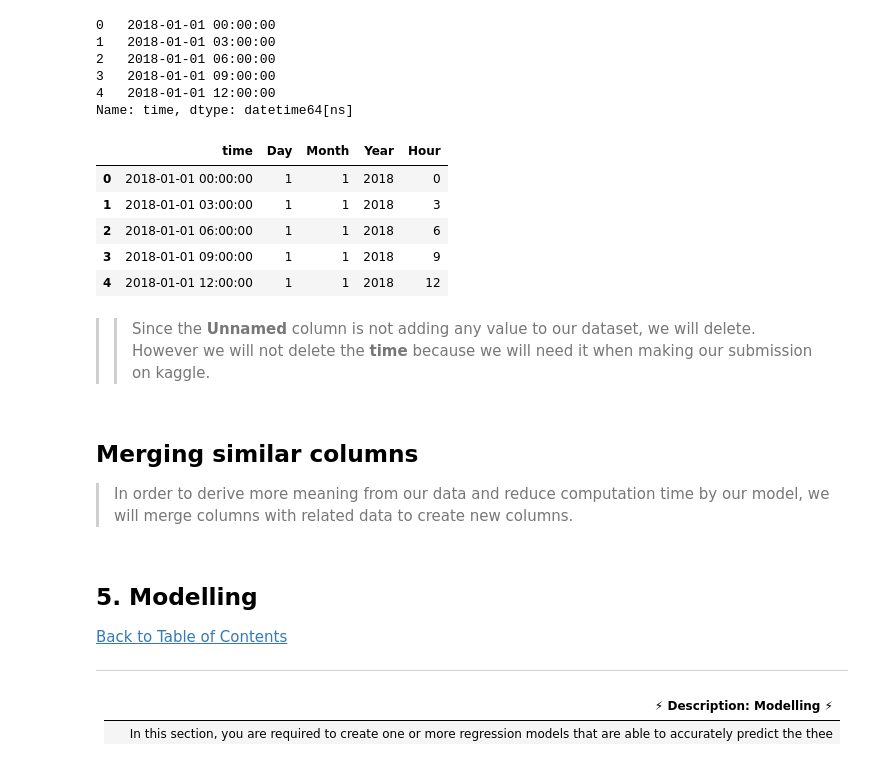
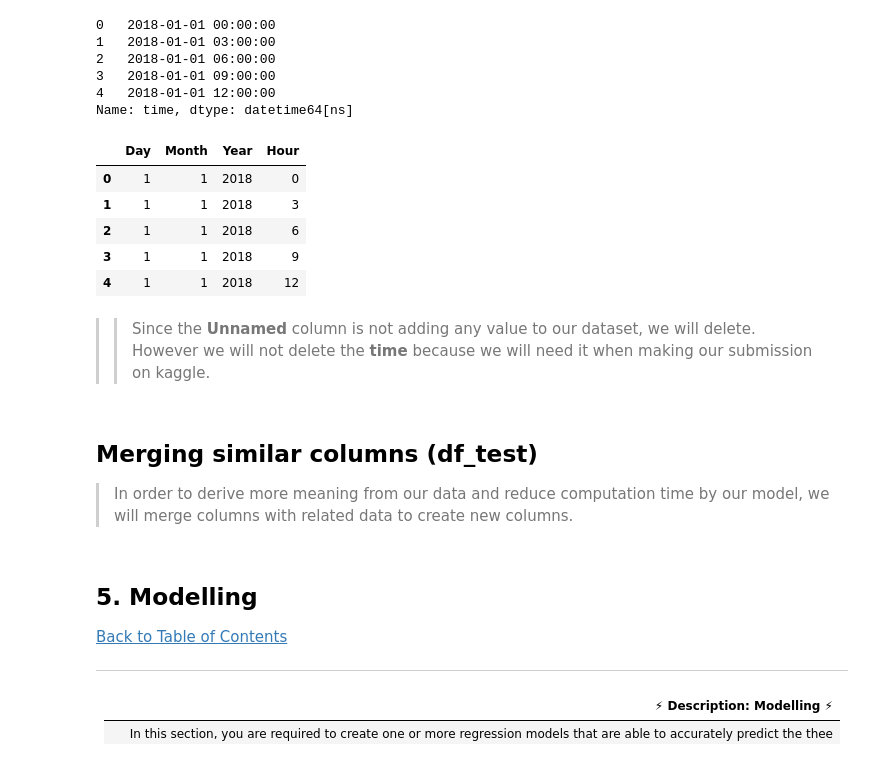
Before and after one commit to pcf26536/TeamNM5, a Jupyter notebook: Final note book.ipynb, the cells around one changed output. Drawn from its saved outputs; the diff is of its cells as text; code cells hidden in the pictures.

```diff
--- a/Final note book.ipynb
+++ b/Final note book.ipynb
@@ -644,20 +676,20 @@ df_test['Year'] = df_test['time'].dt.year
 # %%
 df_test['Hour'] = df_test['time'].dt.hour
 # %%
-df_test[['time', 'Day', 'Month', 'Year', 'Hour']].head()
+df_test[['Day', 'Month', 'Year', 'Hour']].head()
 # %% [output]
-|  | time | Day | Month | Year | Hour |
-| 0 | 2018-01-01 00:00:00 | 1 | 1 | 2018 | 0 |
-| 1 | 2018-01-01 03:00:00 | 1 | 1 | 2018 | 3 |
-| 2 | 2018-01-01 06:00:00 | 1 | 1 | 2018 | 6 |
-| 3 | 2018-01-01 09:00:00 | 1 | 1 | 2018 | 9 |
-| 4 | 2018-01-01 12:00:00 | 1 | 1 | 2018 | 12 |
+|  | Day | Month | Year | Hour |
+| 0 | 1 | 1 | 2018 | 0 |
+| 1 | 1 | 1 | 2018 | 3 |
+| 2 | 1 | 1 | 2018 | 6 |
+| 3 | 1 | 1 | 2018 | 9 |
+| 4 | 1 | 1 | 2018 | 12 |
 # %% [markdown]
 >> Since the **Unnamed** column is not adding any value to our dataset, we will delete. However we will not delete the **time** because we will need it when making our submission on kaggle.
 # %%
 df_test.drop(['Unnamed: 0'], axis=1, inplace=True)
 # %% [markdown]
-## Merging similar columns
+## Merging similar columns (df_test)
 > In order to derive more meaning from our data and reduce computation time by our model, we will merge columns with related data to create new columns.
 # %%
 df_test_1 = df_test.copy()
```
Also changed, not shown: parts of 11 cells of this notebook.
